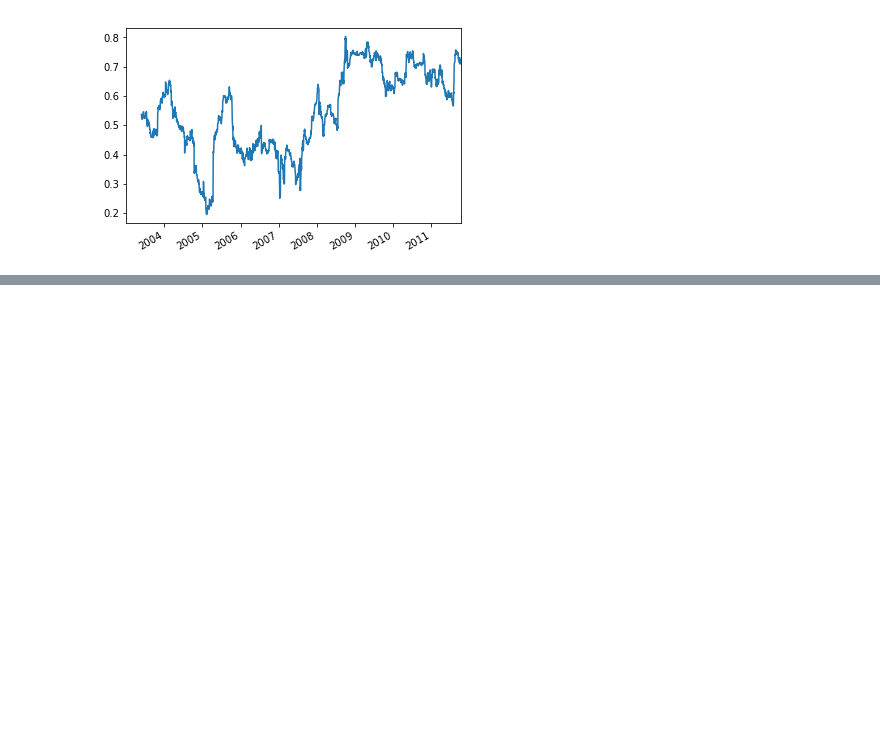
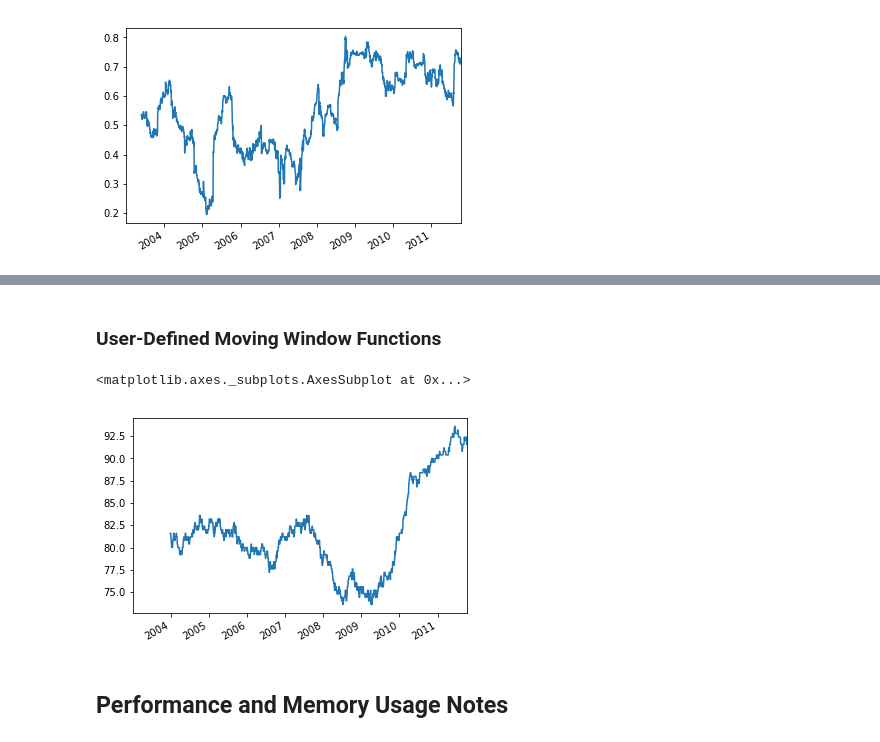
Before and after one commit to hugolu/learn-python, a Jupyter notebook: python-for-data-analysis/ch10-time-series.ipynb, the cells around one changed output, grey strips where cells are left out. Cells and saved outputs as stored; diff of their text form; code cells hidden in the pictures; blank space fills up the shorter version.

```diff
--- a/python-for-data-analysis/ch10-time-series.ipynb
+++ b/python-for-data-analysis/ch10-time-series.ipynb
@@ -673,0 +679,12 @@ corr.plot()
+# %% [markdown]
+### User-Defined Moving Window Functions
+# %%
+from scipy.stats import percentileofscore
+score_at_2percent = lambda x: percentileofscore(x, 0.02)
+result = returns.AAPL.rolling(250).apply(score_at_2percent)
+result.plot()
+# %% [output]
+<matplotlib.axes._subplots.AxesSubplot at 0x...>
+[figure, added]
+# %% [markdown]
+## Performance and Memory Usage Notes
```
Also changed, not shown: parts of 17 cells of this notebook, 1 other file.
